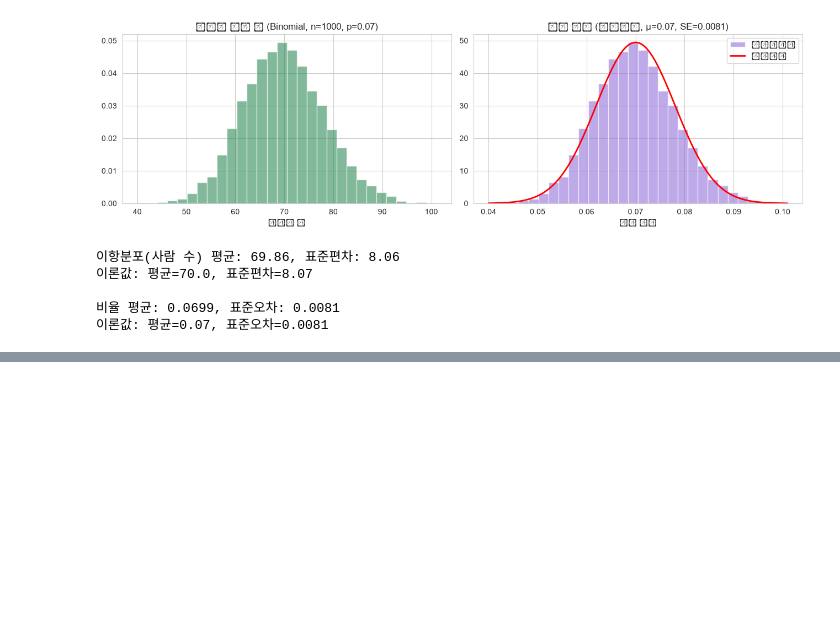
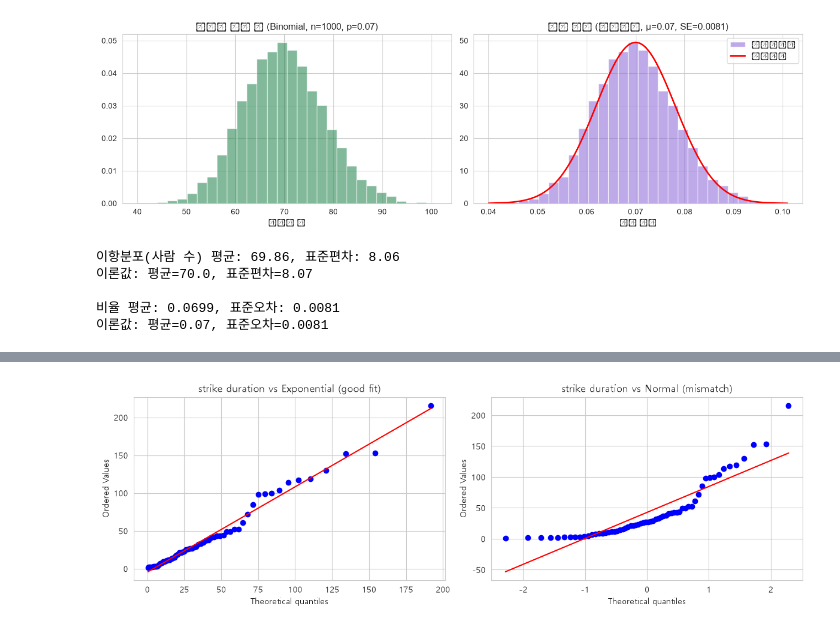
Before and after one commit to jiwoon-oh/ai-data-bootcamp, a Jupyter notebook: D012/day12-report-code.ipynb, the cells around one changed output, grey strips where cells are left out. Saved outputs shown, nothing was run; the diff lists cells and outputs as text; code cells hidden in the pictures; blank space fills up the shorter version.

```diff
--- a/D012/day12-report-code.ipynb
+++ b/D012/day12-report-code.ipynb
@@ -733,0 +919,11 @@ print(f"이론값: 평균={p}, 표준오차={se:.4f}")
+# %%
+# [C20] 예제 5.2: 다른 이론 분포에도 비교 가능 — 지수분포 적합성
+# 실데이터(파업 지속일수 wait)를 두 이론 분포에 각각 견줘봅니다.
+fig, axes = plt.subplots(1, 2, figsize=(12, 4))
+stats.probplot(wait, dist="expon", sparams=(0, wait.mean()), plot=axes[0])
+axes[0].set_title("strike duration vs Exponential (good fit)")
+stats.probplot(wait, dist="norm", plot=axes[1])
+axes[1].set_title("strike duration vs Normal (mismatch)")
+plt.tight_layout(); plt.show()
+# %% [output]
+[figure, added]
```
Also changed, not shown: parts of 13 cells of this notebook, 12 other files.
